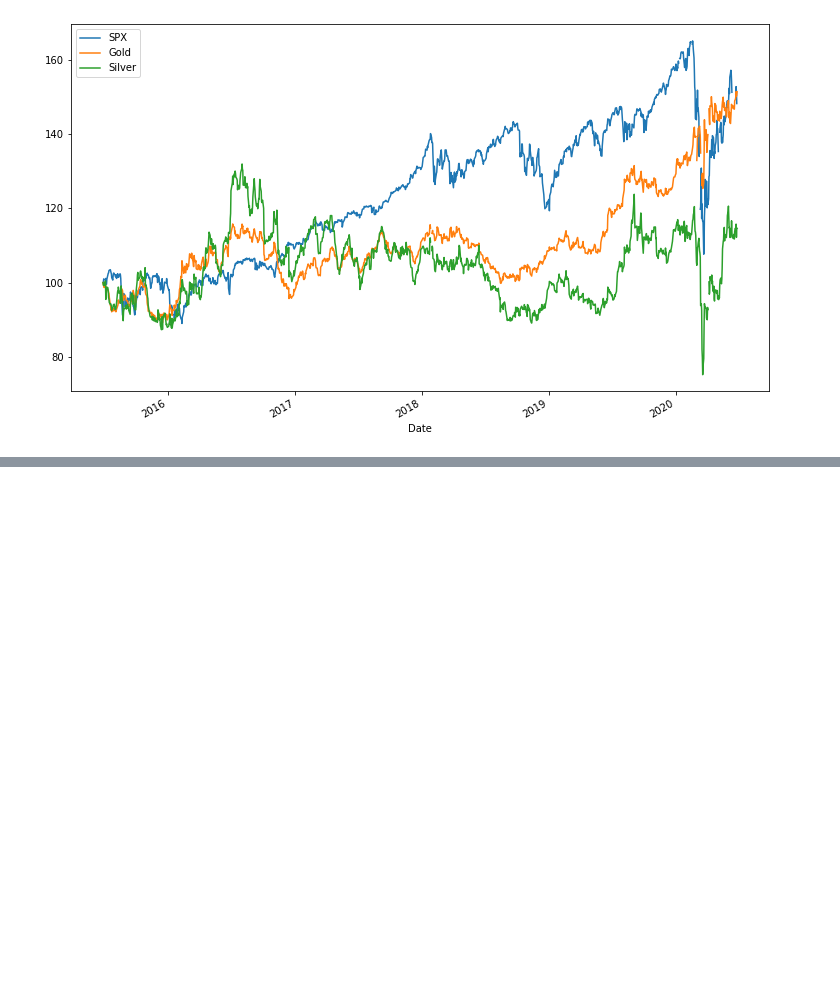
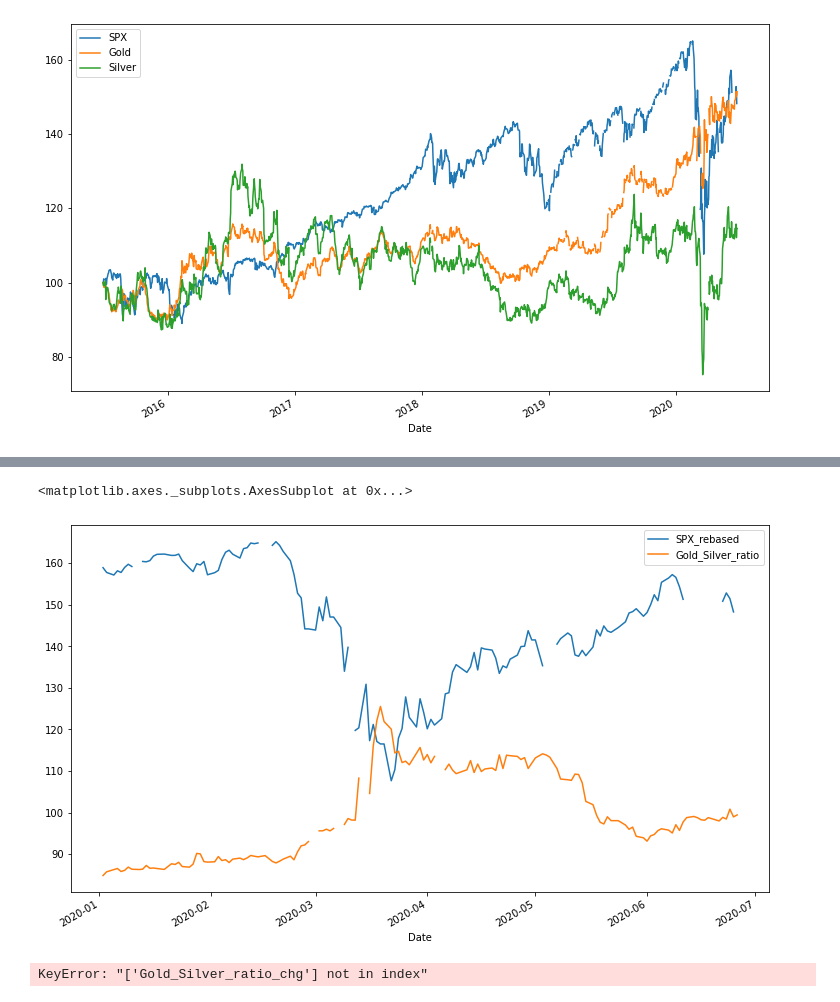
Before and after one commit to piotr-de/markets-ai, a Jupyter notebook: api_test.ipynb, the cells around one changed output, grey strips where cells are left out. Saved outputs shown, nothing was run; the diff lists cells and outputs as text; code cells hidden in the pictures; blank space fills up the shorter version.

```diff
--- a/api_test.ipynb
+++ b/api_test.ipynb
@@ -74,0 +77,9 @@ spx_metals.head()
+# %%
+spx_metals.loc["2020-01-01":, ["SPX_rebased", "Gold_Silver_ratio"]].plot(figsize=(12.5, 7.5))
+# %% [output]
+<matplotlib.axes._subplots.AxesSubplot at 0x...>
+[figure, added]
+# %%
+spx_metals[["SPX_chg", "Gold_Silver_ratio_chg"]].corr()
+# %% [output]
+KeyError: "['Gold_Silver_ratio_chg'] not in index"
```
Also changed, not shown: parts of 4 cells of this notebook.
